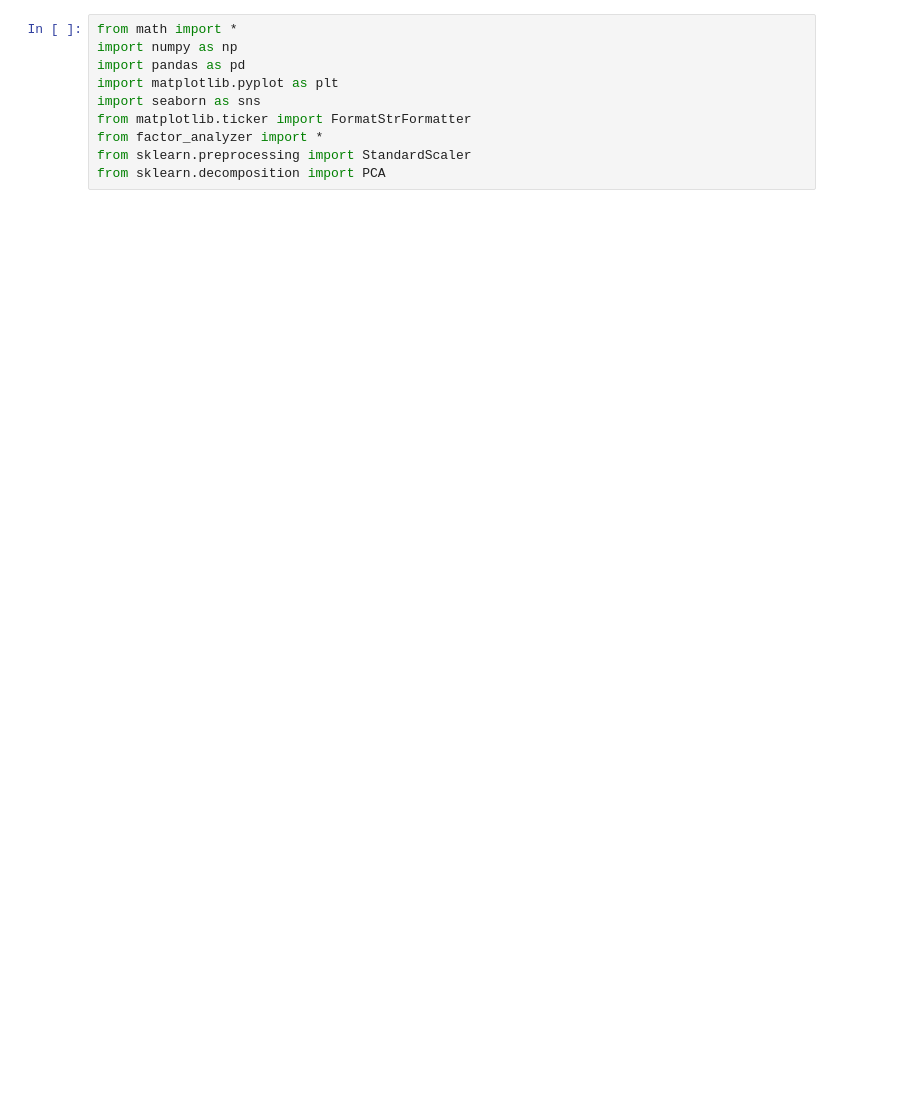
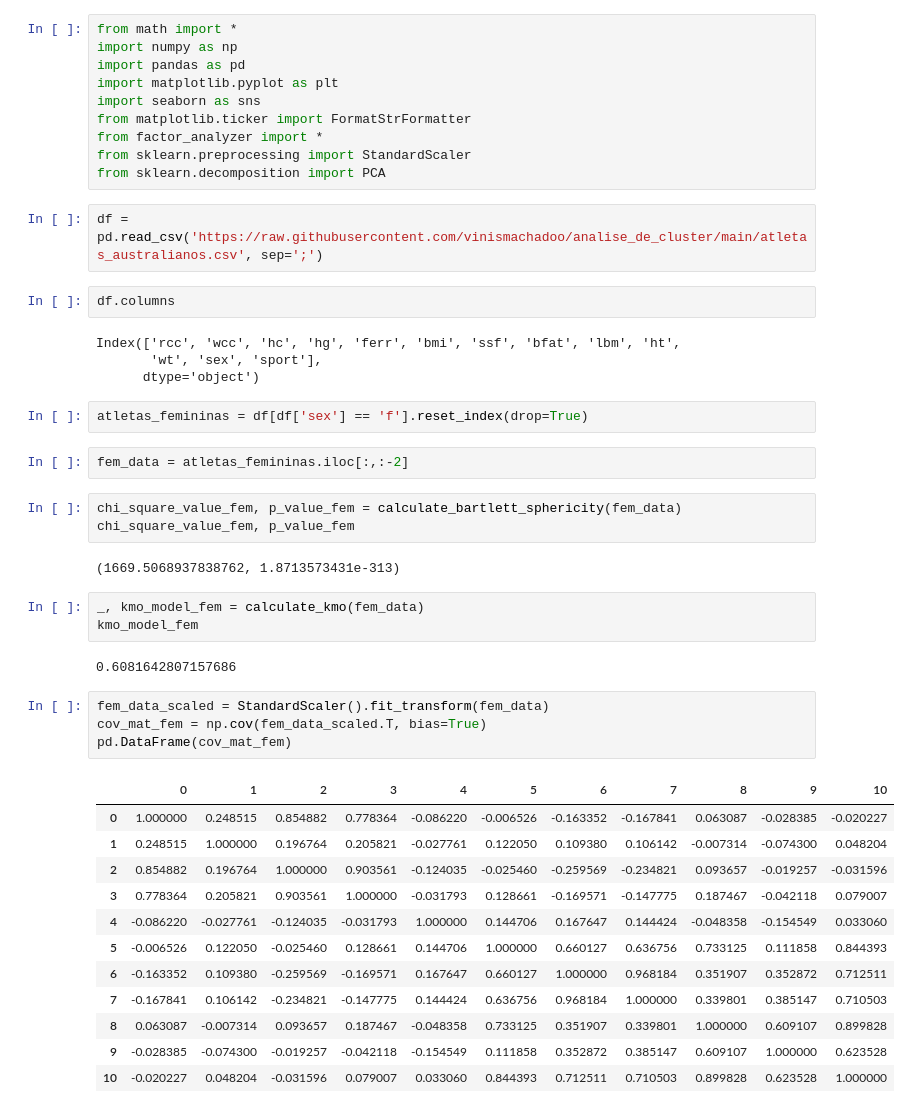
Before and after one commit to vinismachadoo/analise_de_cluster, a Jupyter notebook: analise_multivariada.ipynb, the cells around one changed output. Drawn from its saved outputs; the diff is of its cells as text; blank space fills up the shorter version.

```diff
--- a/analise_multivariada.ipynb
+++ b/analise_multivariada.ipynb
@@ -14,3 +12,42 @@ from matplotlib.ticker import FormatStrFormatter
 from factor_analyzer import *
 from sklearn.preprocessing import StandardScaler
 from sklearn.decomposition import PCA
+# %%
+df = pd.read_csv('https://raw.githubusercontent.com/vinismachadoo/analise_de_cluster/main/atletas_australianos.csv', sep=';')
+# %%
+df.columns
+# %% [output]
+Index(['rcc', 'wcc', 'hc', 'hg', 'ferr', 'bmi', 'ssf', 'bfat', 'lbm', 'ht',
+       'wt', 'sex', 'sport'],
+      dtype='object')
+# %%
+atletas_femininas = df[df['sex'] == 'f'].reset_index(drop=True)
+# %%
+fem_data = atletas_femininas.iloc[:,:-2]
+# %%
+chi_square_value_fem, p_value_fem = calculate_bartlett_sphericity(fem_data)
+chi_square_value_fem, p_value_fem
+# %% [output]
+(1669.5068937838762, 1.8713573431e-313)
+# %%
+_, kmo_model_fem = calculate_kmo(fem_data)
+kmo_model_fem
+# %% [output]
+0.6081642807157686
+# %%
+fem_data_scaled = StandardScaler().fit_transform(fem_data)
+cov_mat_fem = np.cov(fem_data_scaled.T, bias=True)
+pd.DataFrame(cov_mat_fem)
+# %% [output]
+|  | 0 | 1 | 2 | 3 | 4 | 5 | 6 | 7 | 8 | 9 | 10 |
+| 0 | 1.000000 | 0.248515 | 0.854882 | 0.778364 | -0.086220 | -0.006526 | -0.163352 | -0.167841 | 0.063087 | -0.028385 | -0.020227 |
+| 1 | 0.248515 | 1.000000 | 0.196764 | 0.205821 | -0.027761 | 0.122050 | 0.109380 | 0.106142 | -0.007314 | -0.074300 | 0.048204 |
+| 2 | 0.854882 | 0.196764 | 1.000000 | 0.903561 | -0.124035 | -0.025460 | -0.259569 | -0.234821 | 0.093657 | -0.019257 | -0.031596 |
+| 3 | 0.778364 | 0.205821 | 0.903561 | 1.000000 | -0.031793 | 0.128661 | -0.169571 | -0.147775 | 0.187467 | -0.042118 | 0.079007 |
+| 4 | -0.086220 | -0.027761 | -0.124035 | -0.031793 | 1.000000 | 0.144706 | 0.167647 | 0.144424 | -0.048358 | -0.154549 | 0.033060 |
+| 5 | -0.006526 | 0.122050 | -0.025460 | 0.128661 | 0.144706 | 1.000000 | 0.660127 | 0.636756 | 0.733125 | 0.111858 | 0.844393 |
+| 6 | -0.163352 | 0.109380 | -0.259569 | -0.169571 | 0.167647 | 0.660127 | 1.000000 | 0.968184 | 0.351907 | 0.352872 | 0.712511 |
+| 7 | -0.167841 | 0.106142 | -0.234821 | -0.147775 | 0.144424 | 0.636756 | 0.968184 | 1.000000 | 0.339801 | 0.385147 | 0.710503 |
+| 8 | 0.063087 | -0.007314 | 0.093657 | 0.187467 | -0.048358 | 0.733125 | 0.351907 | 0.339801 | 1.000000 | 0.609107 | 0.899828 |
+| 9 | -0.028385 | -0.074300 | -0.019257 | -0.042118 | -0.154549 | 0.111858 | 0.352872 | 0.385147 | 0.609107 | 1.000000 | 0.623528 |
+| 10 | -0.020227 | 0.048204 | -0.031596 | 0.079007 | 0.033060 | 0.844393 | 0.712511 | 0.710503 | 0.899828 | 0.623528 | 1.000000 |
```
Also changed, not shown: parts of 11 cells of this notebook.
